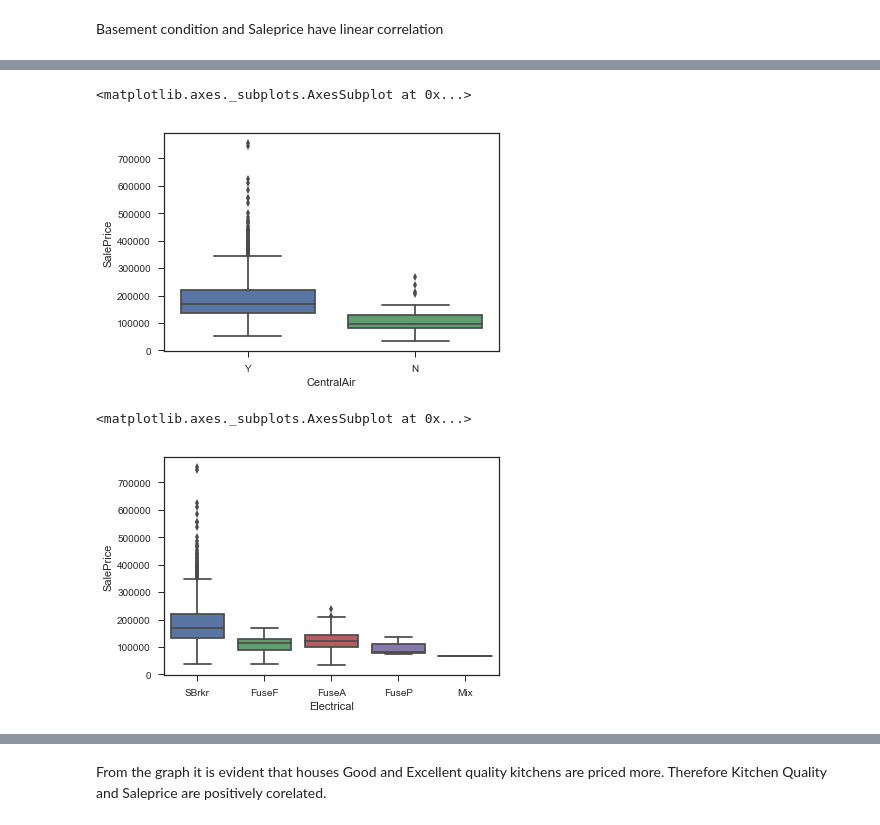
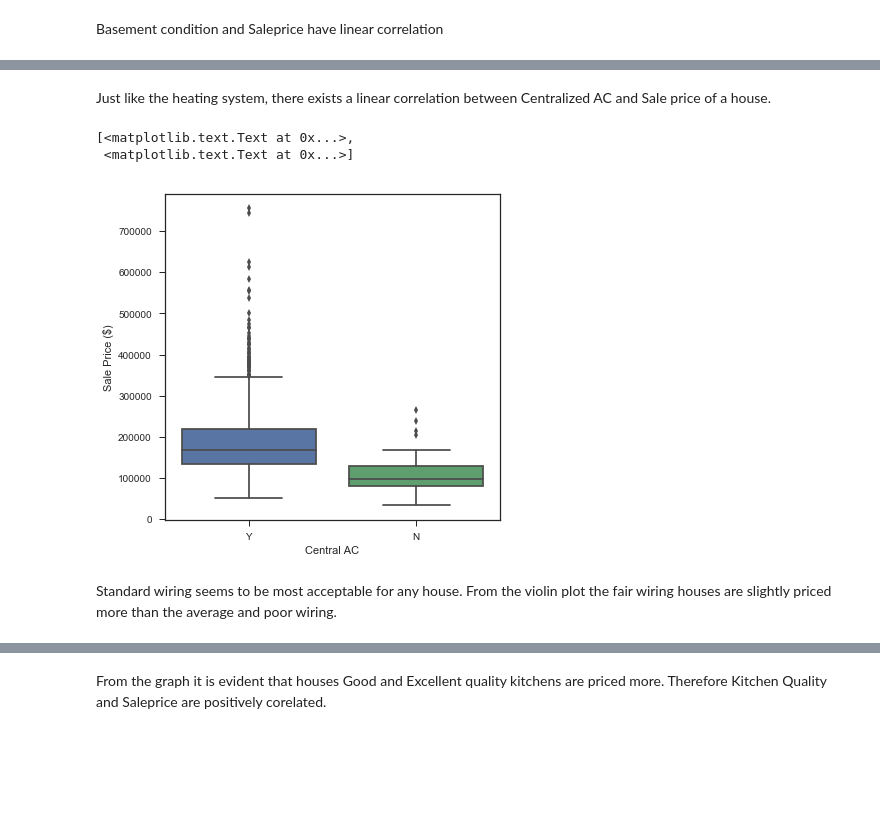
Before and after one commit to NikhilaThota/CapstoneProject_House_Prices_Prediction, a Jupyter notebook: House_prices.ipynb, the cells around one changed output, grey strips where cells are left out. Cells and saved outputs as stored; diff of their text form; code cells hidden in the pictures; blank space fills up the shorter version.

Commit message:
Data Story edited, Regression steps added

```diff
--- a/House_prices.ipynb
+++ b/House_prices.ipynb
@@ -781,10 +688,12 @@ sns.boxplot(x='HeatingQC', y='SalePrice', data=h_p)
+# %% [markdown]
+Just like the heating system, there exists a linear correlation between Centralized AC and Sale price of a house.
 # %%
-sns.boxplot(x='CentralAir', y='SalePrice', data=h_p)
+plt.figure(figsize=(6,6))
+g = sns.boxplot(x='CentralAir', y='SalePrice', data=h_p)
+g.set(xlabel='Central AC', ylabel='Sale Price ($)')
 # %% [output]
-<matplotlib.axes._subplots.AxesSubplot at 0x...>
+[<matplotlib.text.Text at 0x...>,
+ <matplotlib.text.Text at 0x...>]
-[figure, old version]
+[figure, new version]
-# %%
-sns.boxplot(x='Electrical', y='SalePrice', data=h_p)
-# %% [output]
-<matplotlib.axes._subplots.AxesSubplot at 0x...>
-[figure, removed]
+# %% [markdown]
+Standard wiring seems to be most acceptable for any house. From the violin plot the fair wiring houses are slightly priced more than the average and poor wiring.
```
Also changed, not shown: parts of 61 cells of this notebook.
